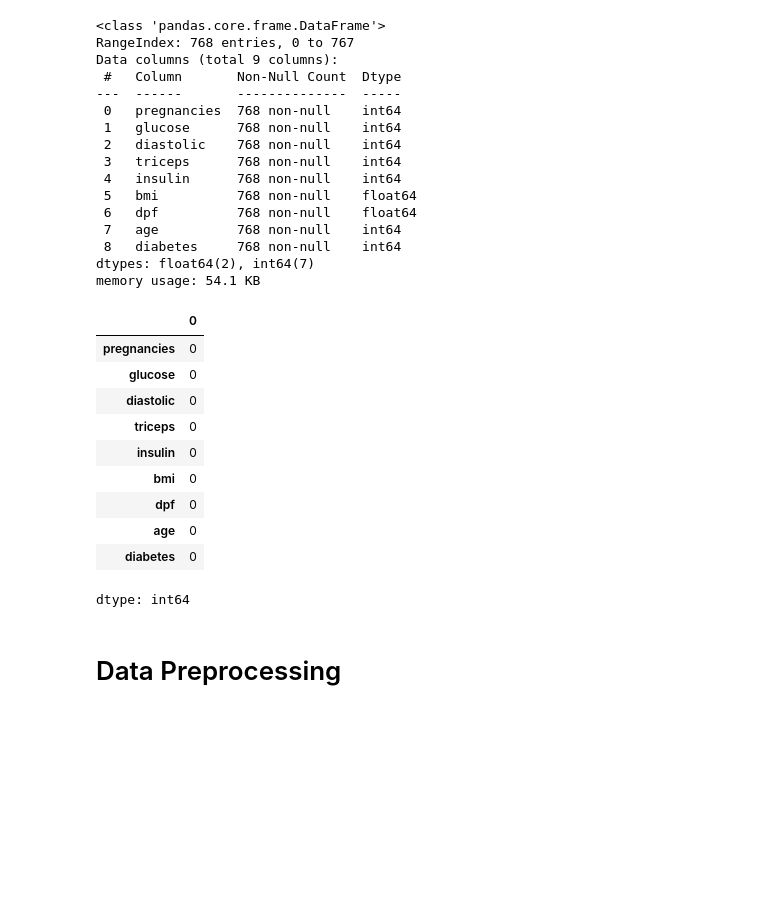
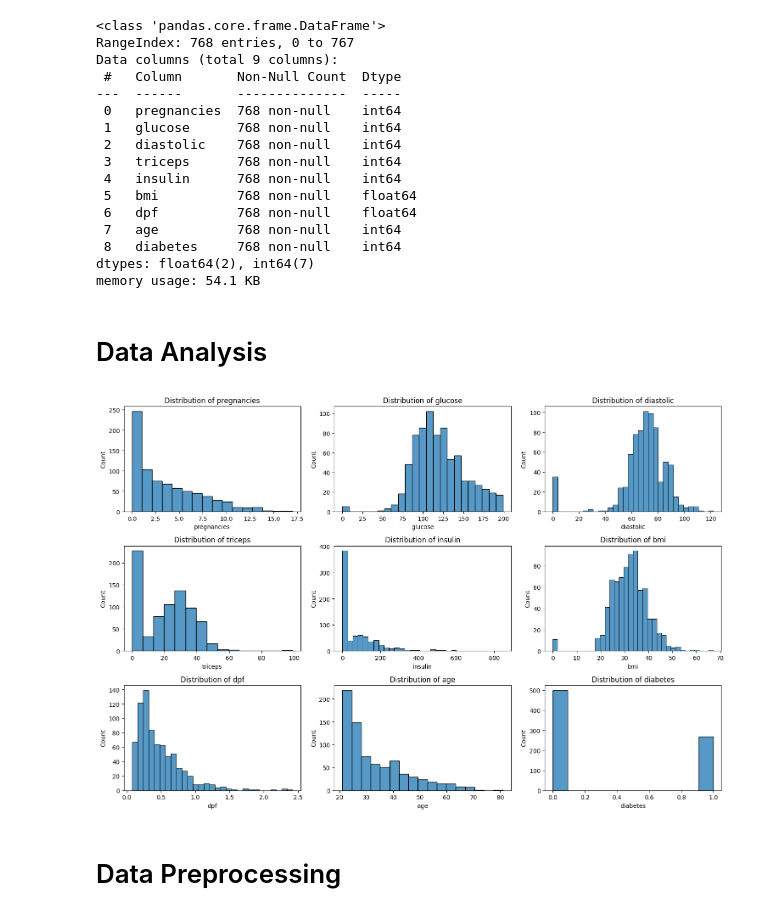
Before and after one commit to PeymanKh/diabetes_classification, a Jupyter notebook: diabetes_classification.ipynb, the cells around one changed output. Cells and saved outputs as stored; diff of their text form; code cells hidden in the pictures; blank space fills up the shorter version.

```diff
--- a/diabetes_classification.ipynb
+++ b/diabetes_classification.ipynb
@@ -32,17 +34,5 @@ Data columns (total 9 columns):
  8   diabetes     768 non-null    int64
 dtypes: float64(2), int64(7)
 memory usage: 54.1 KB
-# %%
-diabetes.isnull().sum()
-# %% [output]
-|  | 0 |
-| pregnancies | 0 |
-| glucose | 0 |
-| diastolic | 0 |
-| triceps | 0 |
-| insulin | 0 |
-| bmi | 0 |
-| dpf | 0 |
-| age | 0 |
-| diabetes | 0 |
-dtype: int64
+# %% [markdown]
+# Data Analysis
@@ -49,3 +43,20 @@ dtype: int64
+# %%
+# Create a figure with subplots arranged in rows
+fig, axes = plt.subplots(nrows=3, ncols=3, figsize=(15, 10))
+
+# Flatten the axes array for easier iteration
+axes = axes.flatten()
+
+# Iterate through columns and create histograms
+for i, column in enumerate(diabetes.columns):
+    sns.histplot(data=diabetes, x=column, ax=axes[i])
+    axes[i].set_title(f'Distribution of {column}')
+
+# Adjust layout for better spacing
+plt.tight_layout()
+plt.show()
+# %% [output]
+[figure, added]
 # %% [markdown]
 # Data Preprocessing
 # %%
```
Also changed, not shown: parts of 13 cells of this notebook.
